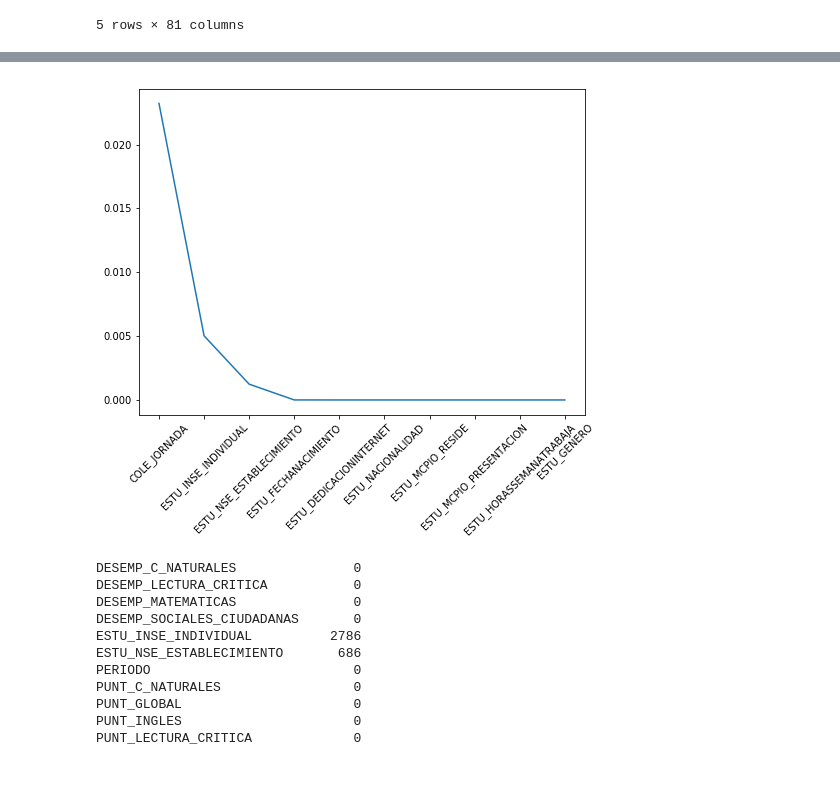
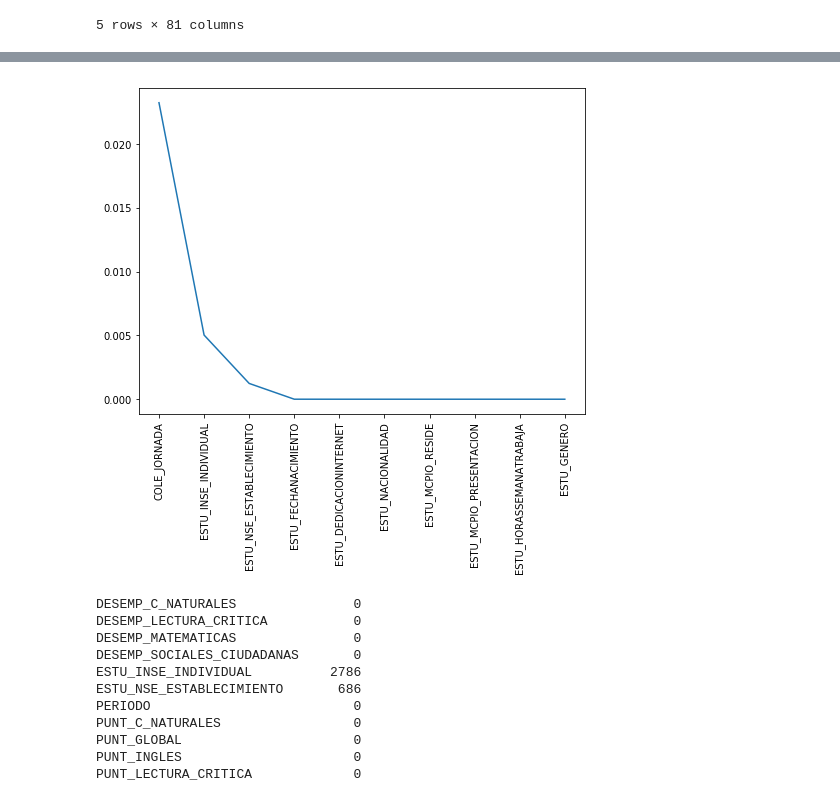
Before and after one commit to ingJSNA/dataMining2018, a Jupyter notebook: ICFES/2 Preprocessing.ipynb, the cells around one changed output, grey strips where cells are left out. Cells and saved outputs as stored; diff of their text form; code cells hidden in the pictures.

```diff
--- a/ICFES/2 Preprocessing.ipynb
+++ b/ICFES/2 Preprocessing.ipynb
@@ -116,15 +116,24 @@ icfes['COLE_BILINGUE'] = icfes['COLE_BILINGUE'].fillna('SIN INFO')
 #6017 2%
 icfes['COLE_CARACTER'] = icfes['COLE_CARACTER'].fillna('SIN INFO')
 # %%
-# Replace missing values with the most common one
 columns = ['ESTU_GENERO', 'ESTU_DEPTO_RESIDE', 'ESTU_MCPIO_RESIDE', 'FAMI_PERSONASHOGAR', 'FAMI_CUARTOSHOGAR',
           'FAMI_TIENECOMPUTADOR', 'FAMI_TIENELAVADORA', 'FAMI_TIENEHORNOMICROOGAS', 'FAMI_TIENEAUTOMOVIL',
            'FAMI_TIENEMOTOCICLETA', 'FAMI_TIENECONSOLAVIDEOJUEGOS', 'FAMI_TRABAJOLABORPADRE',
            'FAMI_TRABAJOLABORMADRE', 'FAMI_SITUACIONECONOMICA', 'ESTU_HORASSEMANATRABAJA', 'ESTU_TIPOREMUNERACION',
           'ESTU_PRIVADO_LIBERTAD', 'ESTU_NSE_INDIVIDUAL']
 
+summary = pd.DataFrame(columns=['Attribure', 'NaN count', 'NaN count (%)', 'most frequent'])
+icfes2 = pd.DataFrame()
+
+# Replace missing values with the most common one
+i=0
 for c in columns:
-    if icfes[c].isnull().sum() > 0:
-        icfes[c] = icfes[c].fillna(icfes[c].value_counts().idxmax())
-        display(icfes[c].value_counts(dropna=False))
+    nan_count = icfes[c].isnull().sum()
+    if nan_count > 0:
+        most_frequent = icfes[c].value_counts().idxmax()
+        summary.loc[summary.shape[0]] = [c, nan_count, nan_count/icfes.shape[0], most_frequent]
+
+        icfes[c] = icfes[c].fillna(most_frequent)
+
+summary
 # %% [output]
@@ -227,21 +157,21 @@ Name: FAMI_TRABAJOLABORPADRE, dtype: int64
 # %%
 col = 'FAMI_TIENEINTERNET'
 
 # icfes[col].describe(include='all')
 
 # icfes[col].value_counts(dropna=False).sort_index()
 
 plt.figure(figsize=(8, 6))
 
 #icfes[col].value_counts(dropna=False).plot.bar()
 
 null = icfes.isnull().sum() /icfes.shape[0]
 null = null.sort_values(ascending=False)
 plt.plot(null.iloc[:10])
-plt.xticks(rotation=45)
+plt.xticks(rotation=90)
 plt.show()
 # %% [output]
-[figure, old version]
+[figure, new version]
 # %%
 import sklearn.decomposition
 from sklearn_pandas import DataFrameMapper
```
Also changed, not shown: parts of 1 cell of this notebook, 2 other files.
